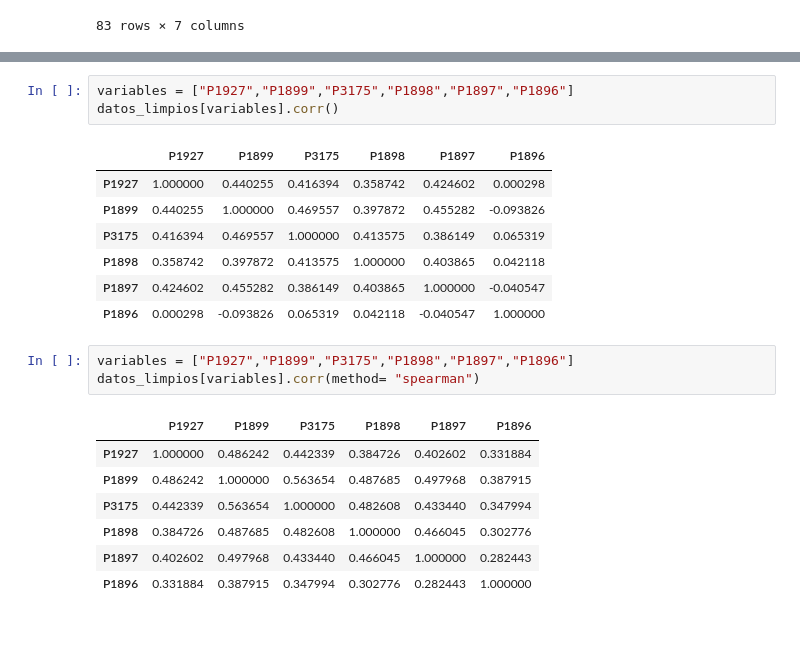
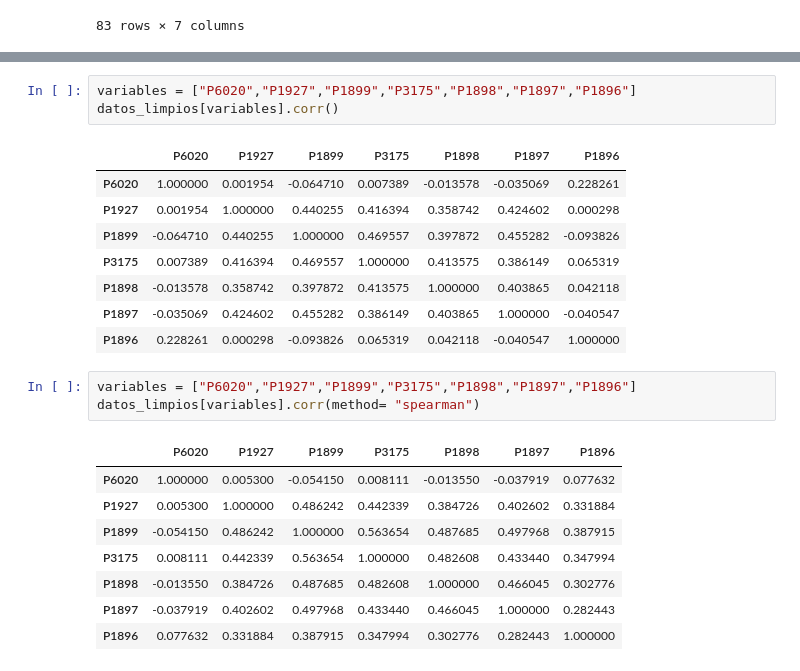
Before and after one commit to Sebast68h/PROYECTO-1-DATA, a Jupyter notebook: Proyecto1.ipynb, the cells around one changed output, grey strips where cells are left out. Cells and saved outputs as stored; diff of their text form; blank space fills up the shorter version.

Commit message:
diccionario de variables

```diff
--- a/Proyecto1.ipynb
+++ b/Proyecto1.ipynb
@@ -118,22 +131,24 @@ grupo
 # %%
-variables = ["P1927","P1899","P3175","P1898","P1897","P1896"]
+variables = ["P6020","P1927","P1899","P3175","P1898","P1897","P1896"]
 datos_limpios[variables].corr()
 # %% [output]
-|  | P1927 | P1899 | P3175 | P1898 | P1897 | P1896 |
-| P1927 | 1.000000 | 0.440255 | 0.416394 | 0.358742 | 0.424602 | 0.000298 |
-| P1899 | 0.440255 | 1.000000 | 0.469557 | 0.397872 | 0.455282 | -0.093826 |
-| P3175 | 0.416394 | 0.469557 | 1.000000 | 0.413575 | 0.386149 | 0.065319 |
-| P1898 | 0.358742 | 0.397872 | 0.413575 | 1.000000 | 0.403865 | 0.042118 |
-| P1897 | 0.424602 | 0.455282 | 0.386149 | 0.403865 | 1.000000 | -0.040547 |
-| P1896 | 0.000298 | -0.093826 | 0.065319 | 0.042118 | -0.040547 | 1.000000 |
+|  | P6020 | P1927 | P1899 | P3175 | P1898 | P1897 | P1896 |
+| P6020 | 1.000000 | 0.001954 | -0.064710 | 0.007389 | -0.013578 | -0.035069 | 0.228261 |
+| P1927 | 0.001954 | 1.000000 | 0.440255 | 0.416394 | 0.358742 | 0.424602 | 0.000298 |
+| P1899 | -0.064710 | 0.440255 | 1.000000 | 0.469557 | 0.397872 | 0.455282 | -0.093826 |
+| P3175 | 0.007389 | 0.416394 | 0.469557 | 1.000000 | 0.413575 | 0.386149 | 0.065319 |
+| P1898 | -0.013578 | 0.358742 | 0.397872 | 0.413575 | 1.000000 | 0.403865 | 0.042118 |
+| P1897 | -0.035069 | 0.424602 | 0.455282 | 0.386149 | 0.403865 | 1.000000 | -0.040547 |
+| P1896 | 0.228261 | 0.000298 | -0.093826 | 0.065319 | 0.042118 | -0.040547 | 1.000000 |
 # %%
-variables = ["P1927","P1899","P3175","P1898","P1897","P1896"]
+variables = ["P6020","P1927","P1899","P3175","P1898","P1897","P1896"]
 datos_limpios[variables].corr(method= "spearman")
 # %% [output]
-|  | P1927 | P1899 | P3175 | P1898 | P1897 | P1896 |
-| P1927 | 1.000000 | 0.486242 | 0.442339 | 0.384726 | 0.402602 | 0.331884 |
-| P1899 | 0.486242 | 1.000000 | 0.563654 | 0.487685 | 0.497968 | 0.387915 |
-| P3175 | 0.442339 | 0.563654 | 1.000000 | 0.482608 | 0.433440 | 0.347994 |
-| P1898 | 0.384726 | 0.487685 | 0.482608 | 1.000000 | 0.466045 | 0.302776 |
-| P1897 | 0.402602 | 0.497968 | 0.433440 | 0.466045 | 1.000000 | 0.282443 |
-| P1896 | 0.331884 | 0.387915 | 0.347994 | 0.302776 | 0.282443 | 1.000000 |
+|  | P6020 | P1927 | P1899 | P3175 | P1898 | P1897 | P1896 |
+| P6020 | 1.000000 | 0.005300 | -0.054150 | 0.008111 | -0.013550 | -0.037919 | 0.077632 |
+| P1927 | 0.005300 | 1.000000 | 0.486242 | 0.442339 | 0.384726 | 0.402602 | 0.331884 |
+| P1899 | -0.054150 | 0.486242 | 1.000000 | 0.563654 | 0.487685 | 0.497968 | 0.387915 |
+| P3175 | 0.008111 | 0.442339 | 0.563654 | 1.000000 | 0.482608 | 0.433440 | 0.347994 |
+| P1898 | -0.013550 | 0.384726 | 0.487685 | 0.482608 | 1.000000 | 0.466045 | 0.302776 |
+| P1897 | -0.037919 | 0.402602 | 0.497968 | 0.433440 | 0.466045 | 1.000000 | 0.282443 |
+| P1896 | 0.077632 | 0.331884 | 0.387915 | 0.347994 | 0.302776 | 0.282443 | 1.000000 |
```
Also changed, not shown: parts of 1 cell of this notebook.
